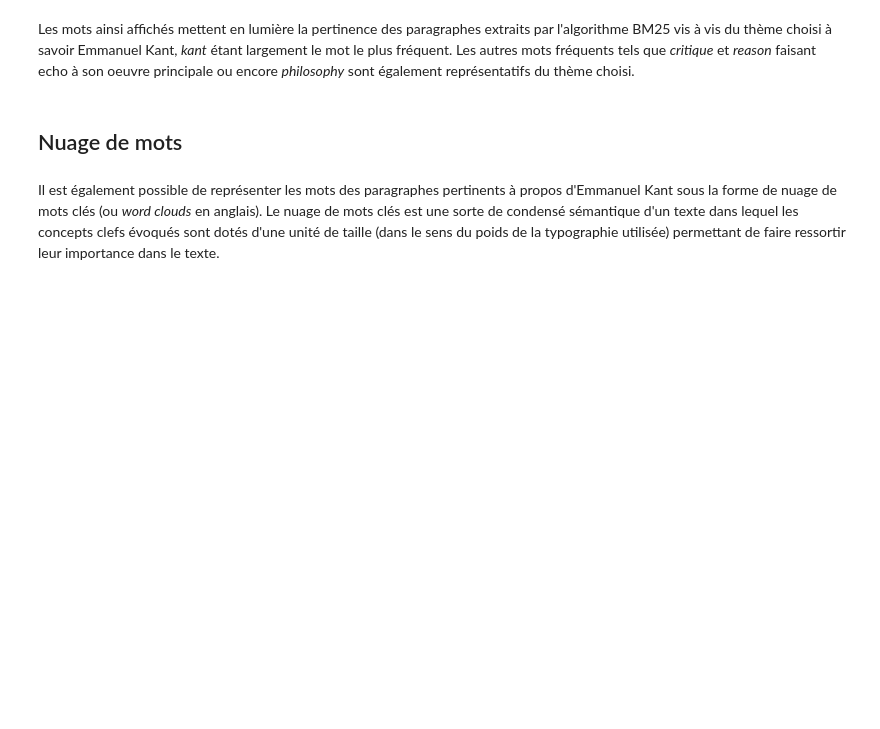
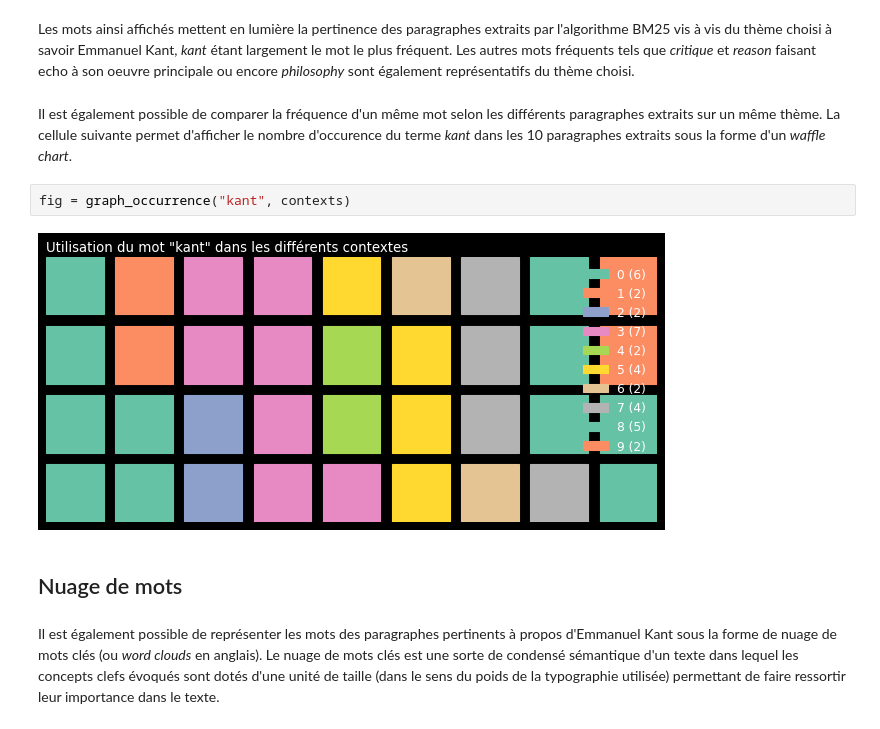
Before and after one commit to taminemelissa/quiz-generator, a Jupyter notebook: final-project.ipynb, the cells around one changed output. Drawn from its saved outputs; the diff is of its cells as text; blank space fills up the shorter version.

```diff
--- a/final-project.ipynb
+++ b/final-project.ipynb
@@ -187,5 +191,11 @@ seaborn.barplot(x = words, y = counts).set_title("Mots pleins les plus fréquent
 # %% [markdown]
 Les mots ainsi affichés mettent en lumière la pertinence des paragraphes extraits par l'algorithme BM25 vis à vis du thème choisi à savoir Emmanuel Kant, *kant* étant largement le mot le plus fréquent. Les autres mots fréquents tels que *critique* et *reason* faisant echo à son oeuvre principale ou encore *philosophy* sont également représentatifs du thème choisi.
+# %% [markdown]
+Il est également possible de comparer la fréquence d'un même mot selon les différents paragraphes extraits sur un même thème. La cellule suivante permet d'afficher le nombre d'occurence du terme *kant* dans les 10 paragraphes extraits sous la forme d'un *waffle chart*.
+# %%
+fig = graph_occurrence("kant", contexts)
+# %% [output]
+[figure, added]
 # %% [markdown]
 ## Nuage de mots
 # %% [markdown]
```
Also changed, not shown: parts of 17 cells of this notebook, 1 other file.
